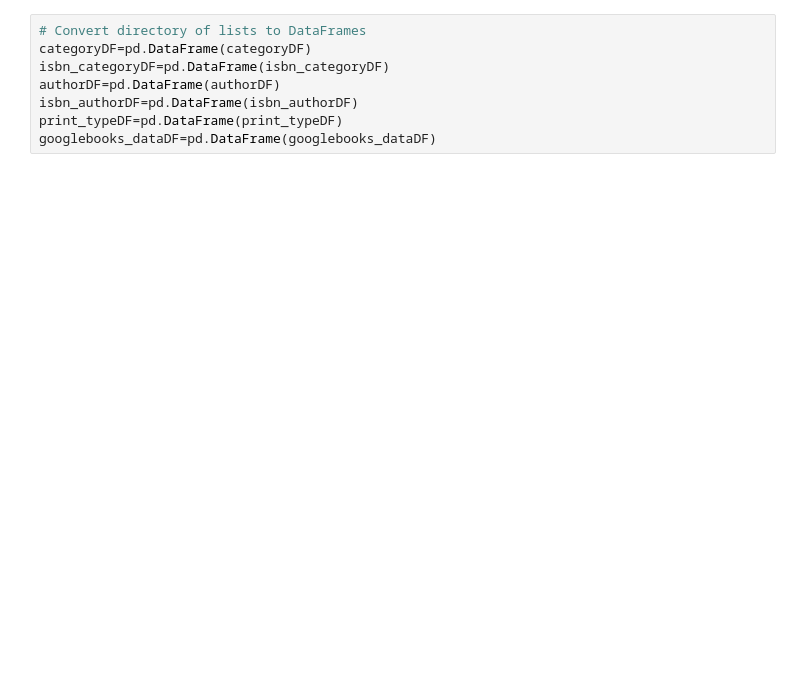
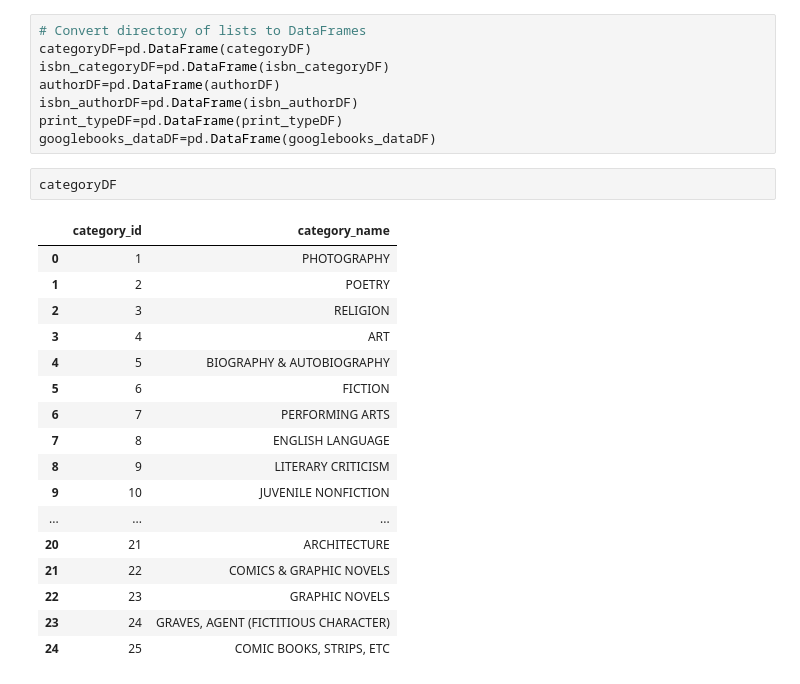
Before and after one commit to DMadonko/ETL-Project, a Jupyter notebook: ETL_prototype/ETL_prototype.ipynb, the cells around one changed output. Cells and saved outputs as stored; diff of their text form; blank space fills up the shorter version.

```diff
--- a/ETL_prototype/ETL_prototype.ipynb
+++ b/ETL_prototype/ETL_prototype.ipynb
@@ -207,3 +283,23 @@ authorDF=pd.DataFrame(authorDF)
 isbn_authorDF=pd.DataFrame(isbn_authorDF)
 print_typeDF=pd.DataFrame(print_typeDF)
 googlebooks_dataDF=pd.DataFrame(googlebooks_dataDF)
+# %%
+categoryDF
+# %% [output]
+|  | category_id | category_name |
+| 0 | 1 | PHOTOGRAPHY |
+| 1 | 2 | POETRY |
+| 2 | 3 | RELIGION |
+| 3 | 4 | ART |
+| 4 | 5 | BIOGRAPHY & AUTOBIOGRAPHY |
+| 5 | 6 | FICTION |
+| 6 | 7 | PERFORMING ARTS |
+| 7 | 8 | ENGLISH LANGUAGE |
+| 8 | 9 | LITERARY CRITICISM |
+| 9 | 10 | JUVENILE NONFICTION |
+| ... | ... | ... |
+| 20 | 21 | ARCHITECTURE |
+| 21 | 22 | COMICS & GRAPHIC NOVELS |
+| 22 | 23 | GRAPHIC NOVELS |
+| 23 | 24 | GRAVES, AGENT (FICTITIOUS CHARACTER) |
+| 24 | 25 | COMIC BOOKS, STRIPS, ETC |
```
Also changed, not shown: parts of 8 cells of this notebook, 1 other file.
